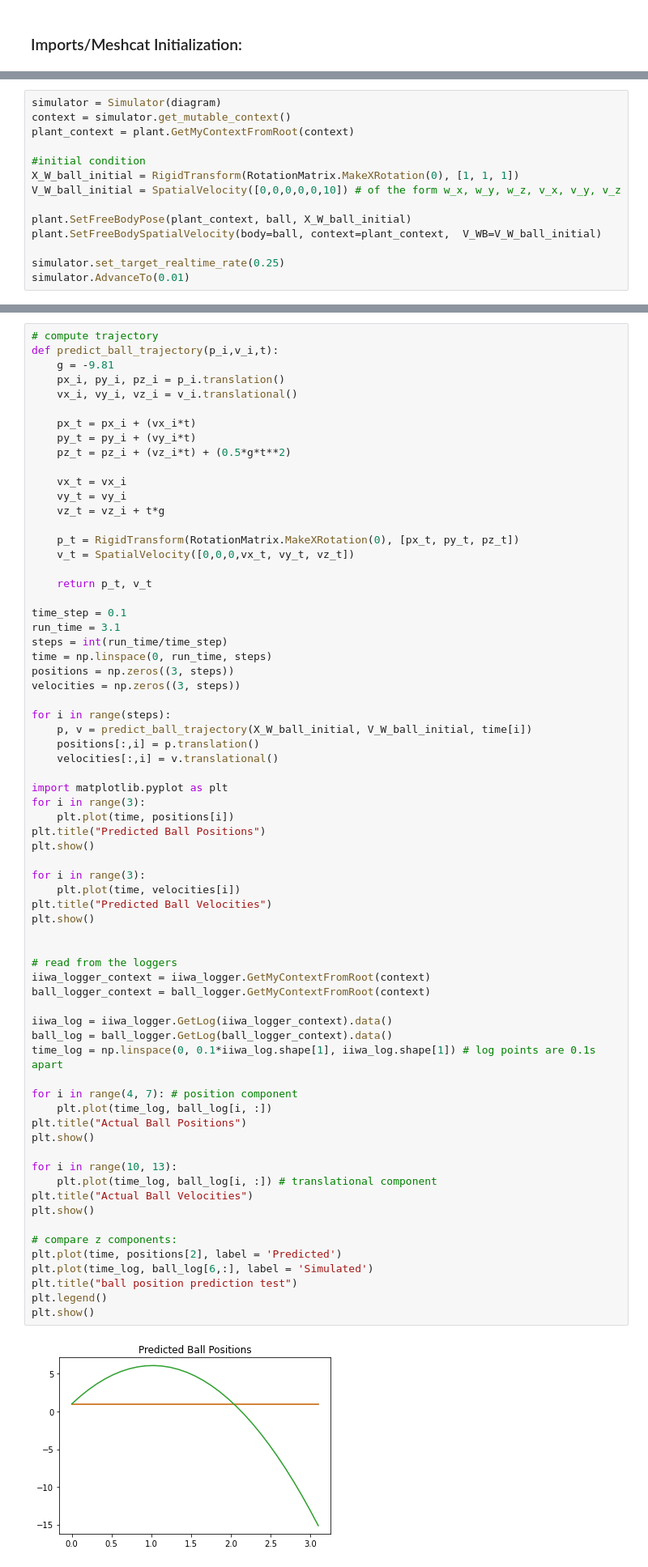
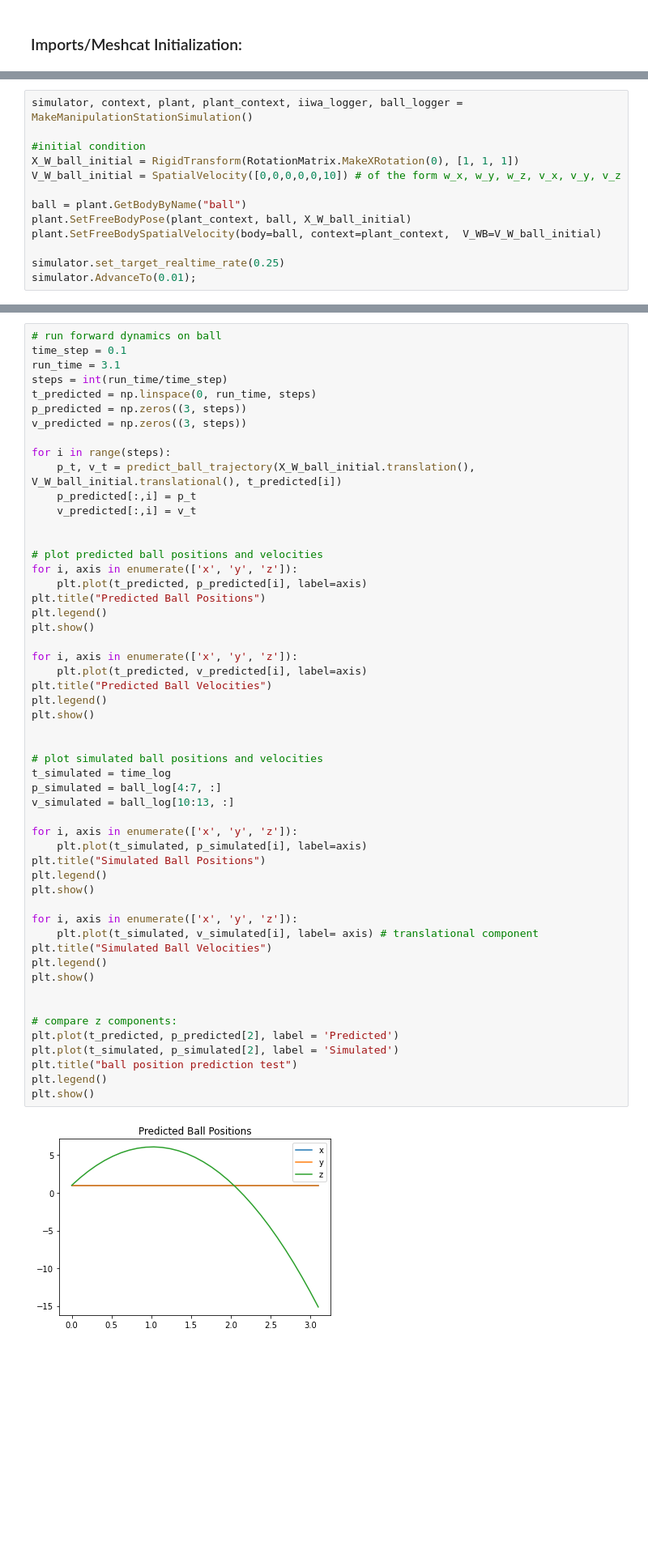
Before and after one commit to FischerMoseley/yoink, a Jupyter notebook: yoink.ipynb, the cells around one changed output, grey strips where cells are left out. Shown at 81% size. Saved outputs shown, nothing was run; the diff lists cells and outputs as text; blank space fills up the shorter version.

```diff
--- a/yoink.ipynb
+++ b/yoink.ipynb
@@ -172,14 +200,13 @@ diagram.Publish(context)
 # %%
-simulator = Simulator(diagram)
-context = simulator.get_mutable_context()
-plant_context = plant.GetMyContextFromRoot(context)
+simulator, context, plant, plant_context, iiwa_logger, ball_logger = MakeManipulationStationSimulation()
 
 #initial condition
 X_W_ball_initial = RigidTransform(RotationMatrix.MakeXRotation(0), [1, 1, 1])
 V_W_ball_initial = SpatialVelocity([0,0,0,0,0,10]) # of the form w_x, w_y, w_z, v_x, v_y, v_z
 
+ball = plant.GetBodyByName("ball")
 plant.SetFreeBodyPose(plant_context, ball, X_W_ball_initial)
 plant.SetFreeBodySpatialVelocity(body=ball, context=plant_context,  V_WB=V_W_ball_initial)
 
 simulator.set_target_realtime_rate(0.25)
-simulator.AdvanceTo(0.01)
+simulator.AdvanceTo(0.01);
@@ -194,70 +226,55 @@ simulator.AdvanceTo(3)
 # %%
-# compute trajectory
-def predict_ball_trajectory(p_i,v_i,t):
-    g = -9.81
-    px_i, py_i, pz_i = p_i.translation()
-    vx_i, vy_i, vz_i = v_i.translational()
-
-    px_t = px_i + (vx_i*t)
-    py_t = py_i + (vy_i*t)
-    pz_t = pz_i + (vz_i*t) + (0.5*g*t**2)
-
-    vx_t = vx_i
-    vy_t = vy_i
-    vz_t = vz_i + t*g
-
-    p_t = RigidTransform(RotationMatrix.MakeXRotation(0), [px_t, py_t, pz_t])
-    v_t = SpatialVelocity([0,0,0,vx_t, vy_t, vz_t])
-
-    return p_t, v_t
-
+# run forward dynamics on ball
 time_step = 0.1
 run_time = 3.1
 steps = int(run_time/time_step)
-time = np.linspace(0, run_time, steps)
-positions = np.zeros((3, steps))
-velocities = np.zeros((3, steps))
+t_predicted = np.linspace(0, run_time, steps)
+p_predicted = np.zeros((3, steps))
+v_predicted = np.zeros((3, steps))
 
 for i in range(steps):
-    p, v = predict_ball_trajectory(X_W_ball_initial, V_W_ball_initial, time[i])
-    positions[:,i] = p.translation()
-    velocities[:,i] = v.translational()
+    p_t, v_t = predict_ball_trajectory(X_W_ball_initial.translation(), V_W_ball_initial.translational(), t_predicted[i])
+    p_predicted[:,i] = p_t
+    v_predicted[:,i] = v_t
 
-import matplotlib.pyplot as plt
-for i in range(3):
-    plt.plot(time, positions[i])
+
+# plot predicted ball positions and velocities
+for i, axis in enumerate(['x', 'y', 'z']):
+    plt.plot(t_predicted, p_predicted[i], label=axis)
 plt.title("Predicted Ball Positions")
+plt.legend()
 plt.show()
 
-for i in range(3):
-    plt.plot(time, velocities[i])
+for i, axis in enumerate(['x', 'y', 'z']):
+    plt.plot(t_predicted, v_predicted[i], label=axis)
 plt.title("Predicted Ball Velocities")
+plt.legend()
 plt.show()
 
 
-# read from the loggers
-iiwa_logger_context = iiwa_logger.GetMyContextFromRoot(context)
-ball_logger_context = ball_logger.GetMyContextFromRoot(context)
+# plot simulated ball positions and velocities
+t_simulated = time_log
+p_simulated = ball_log[4:7, :]
+v_simulated = ball_log[10:13, :]
 
-iiwa_log = iiwa_logger.GetLog(iiwa_logger_context).data()
-ball_log = ball_logger.GetLog(ball_logger_context).data()
-time_log = np.linspace(0, 0.1*iiwa_log.shape[1], iiwa_log.shape[1]) # log points are 0.1s apart
-
-for i in range(4, 7): # position component
-    plt.plot(time_log, ball_log[i, :])
-plt.title("Actual Ball Positions")
+for i, axis in enumerate(['x', 'y', 'z']):
+    plt.plot(t_simulated, p_simulated[i], label=axis)
+plt.title("Simulated Ball Positions")
+plt.legend()
 plt.show()
 
-for i in range(10, 13):
-    plt.plot(time_log, ball_log[i, :]) # translational component
-plt.title("Actual Ball Velocities")
+for i, axis in enumerate(['x', 'y', 'z']):
+    plt.plot(t_simulated, v_simulated[i], label= axis) # translational component
+plt.title("Simulated Ball Velocities")
+plt.legend()
 plt.show()
 
+
 # compare z components:
-plt.plot(time, positions[2], label = 'Predicted')
-plt.plot(time_log, ball_log[6,:], label = 'Simulated')
+plt.plot(t_predicted, p_predicted[2], label = 'Predicted')
+plt.plot(t_simulated, p_simulated[2], label = 'Simulated')
 plt.title("ball position prediction test")
 plt.legend()
 plt.show()
 # %% [output]
-[figure, old version]
+[figure, new version]
```
Also changed, not shown: parts of 23 cells of this notebook.
